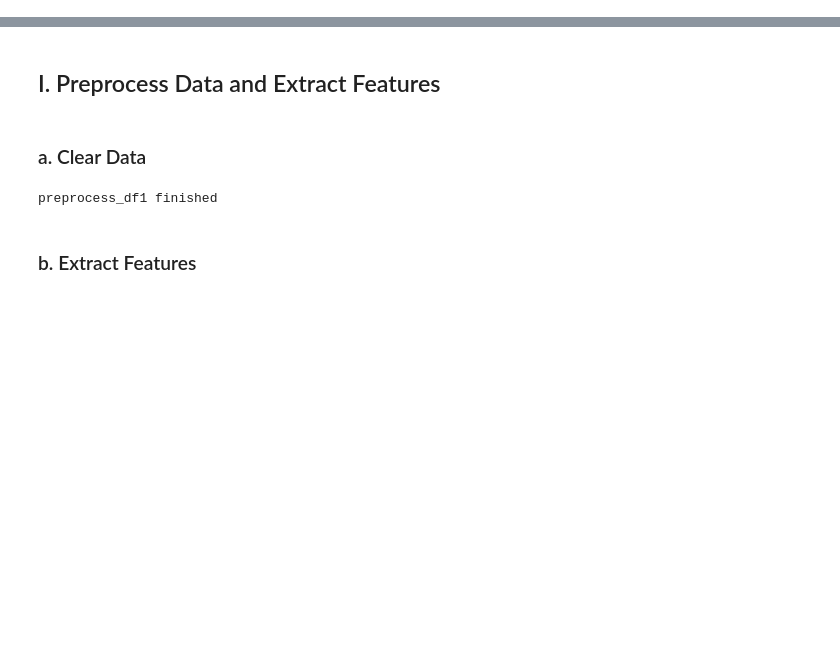
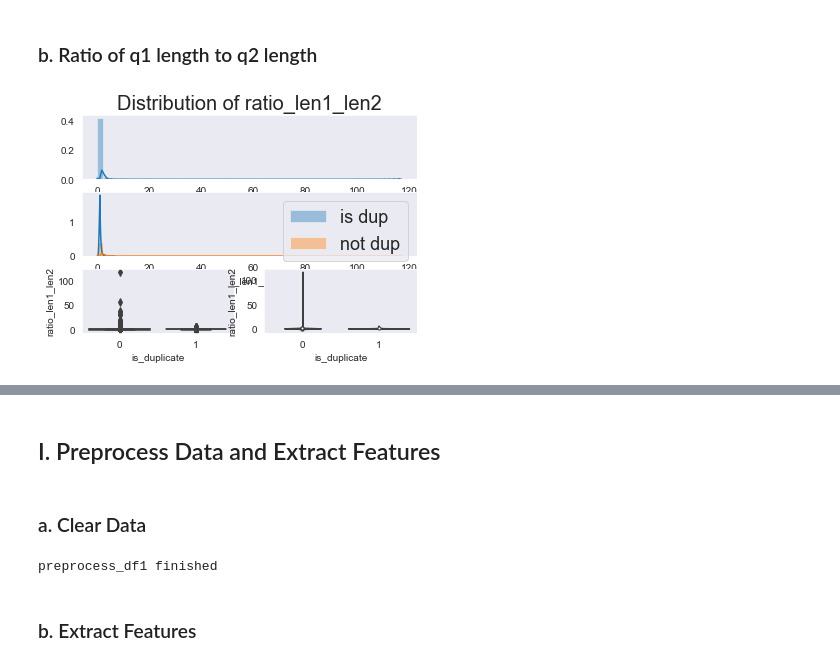
Before and after one commit to HaoDong96/MSCI641_NLP_QuoraDup, a Jupyter notebook: project.ipynb, the cells around one changed output, grey strips where cells are left out. Saved outputs shown, nothing was run; the diff lists cells and outputs as text; code cells hidden in the pictures; blank space fills up the shorter version.

```diff
--- a/project.ipynb
+++ b/project.ipynb
@@ -45,0 +104,8 @@ N_EPOCHS = 10
+# %% [markdown]
+### b. Ratio of  q1 length to q2 length
+# %%
+train_df['ratio_len1_len2'] = train_df['q1_len'].apply(lambda x: x if x > 0.0 else 1.0)/\
+                        train_df['q2_len'].apply(lambda x: x if x > 0.0 else 1.0)
+plot_real_feature('ratio_len1_len2')
+# %% [output]
+[figure, added]
```
Also changed, not shown: parts of 11 cells of this notebook.
